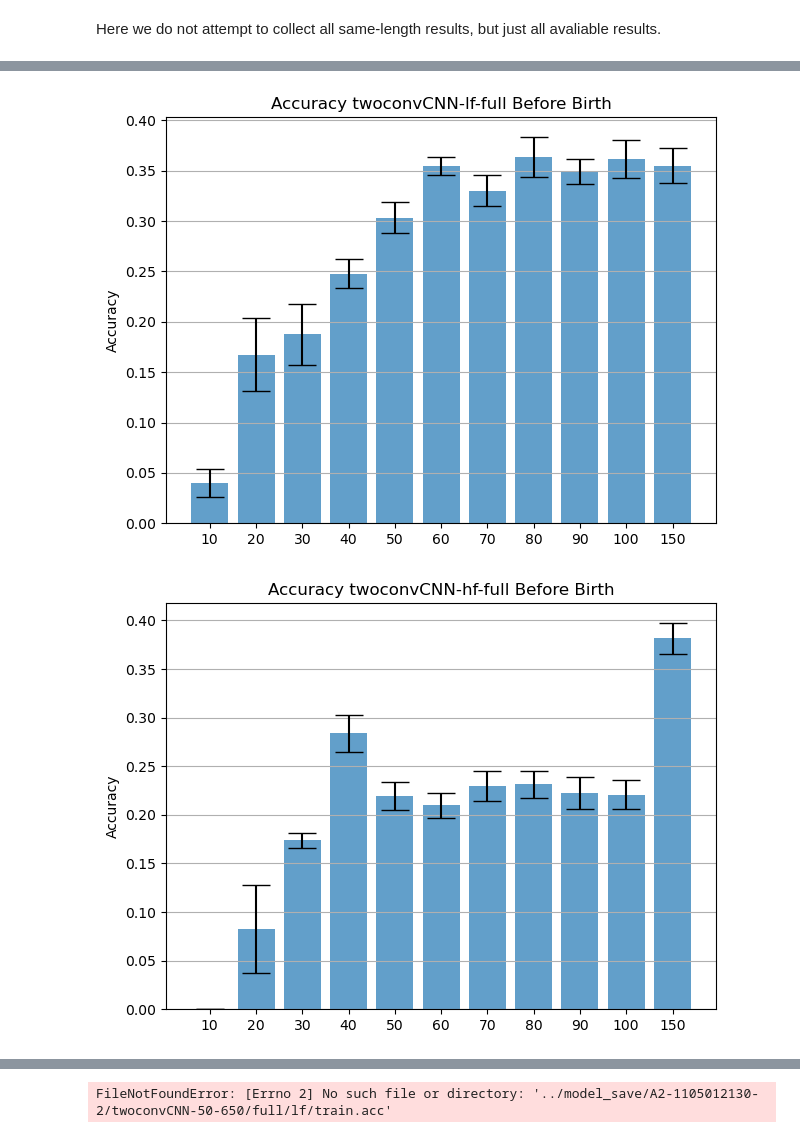
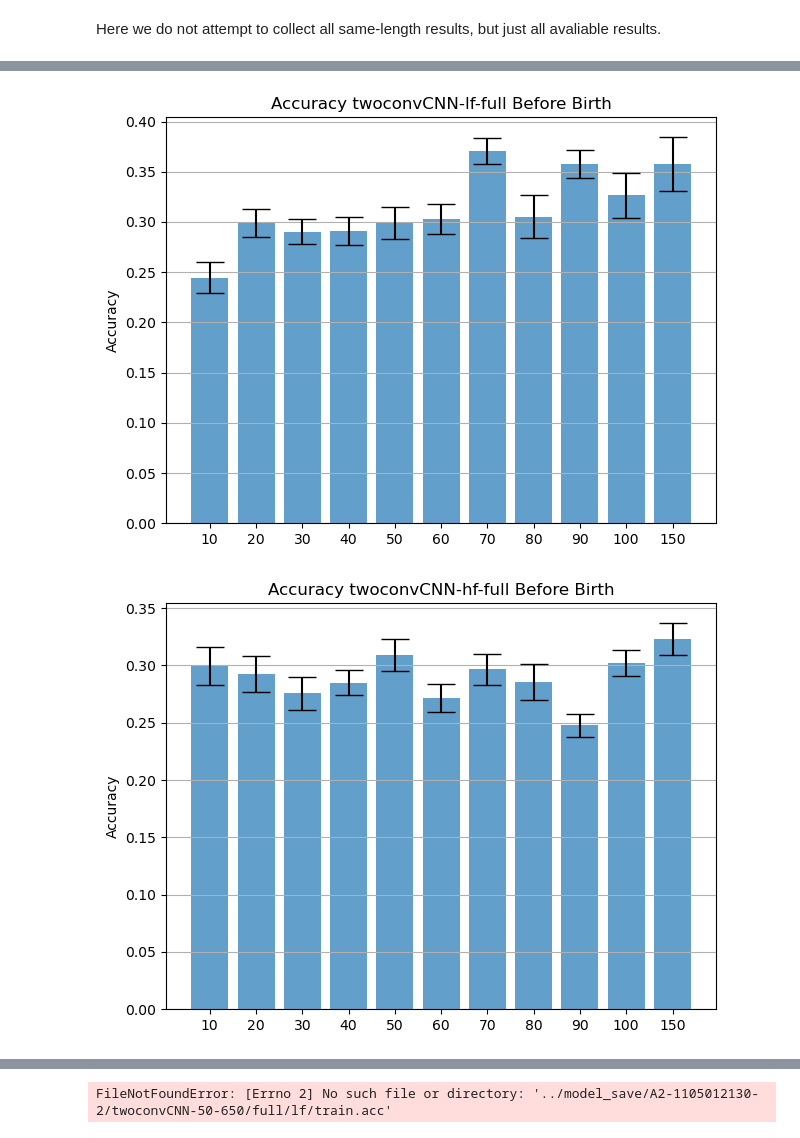
Before and after one commit to Frankalexej/proslearn_22, a Jupyter notebook: A_3_analysis.ipynb, the cells around one changed output, grey strips where cells are left out. Drawn from its saved outputs; the diff is of its cells as text; code cells hidden in the pictures.

```diff
--- a/A_3_analysis copy.ipynb
+++ b/A_3_analysis.ipynb
@@ -94,6 +96,3 @@ def draw2(reses, y_label="Accuracy", title=""):
     plt.tight_layout()
     # plt.show()
     plt.savefig(os.path.join(plot_save_place, f"{ts}-{title}.png"))
-# %%
-run_list = [1, 2, 3]
-total_epochs = 500
@@ -157,28 +123,28 @@ def do_stats(reses, res_path):
             f.write(f"FDR corrected p-value: {corrected_p_val:.5f}\n")
 # %%
 all_pre_conditions = [10, 20, 30, 40, 50, 60, 70, 80, 90, 100, 150]  # 150, 200, 250, 300, 350, 400, 450, 500
-def judge_condition(pre):
-    if pre in [50, 100, 200, 300]:
-        run_list = [1, 2, 3]
-        total_epochs = 500
-    elif pre in [10, 60, 70, 80, 90]:
-        run_list = [2, 3, 4, 5]
-        total_epochs = 300
-    else:
-        run_list = [2, 3, 4, 5]
-        total_epochs = 700
-    return run_list, total_epochs
+# def judge_condition(pre):
+#     if pre in [50, 100, 200, 300]:
+#         run_list = [1, 2, 3]
+#         total_epochs = 500
+#     elif pre in [10, 60, 70, 80, 90]:
+#         run_list = [2, 3, 4, 5]
+#         total_epochs = 300
+#     else:
+#         run_list = [2, 3, 4, 5]
+#         total_epochs = 700
+#     return run_list, total_epochs
 
 def judge_condition(pre, runtype):
     if runtype == "lf":
         # overwrite
-        run_list = [1, 2, 3, 5]
+        run_list = [1, 2, 3, 4, 5]
         total_epochs = 300
-        use_epochs = 200
+        use_epochs = 300
     elif runtype == "hf":
-        run_list = [1, 2, 3, 4]
+        run_list = [1, 2, 3, 4, 5]
         total_epochs = 300
-        use_epochs = 200
+        use_epochs = 300
     return run_list, total_epochs, use_epochs
 # %% [markdown]
 Here we do not attempt to collect all same-length results, but just all avaliable results.
@@ -233,7 +198,7 @@ total_df = pd.DataFrame(columns=["run", "preepoch_cond", "model_cond", "train_fi
 for model_type, runtype, cv in list(product(["twoconvCNN"], ["lf", "hf"], ["full"])):
     reses = {}
     for pre in all_pre_conditions:
-        run_list, total_epochs = judge_condition(pre, runtype)
+        run_list, total_epochs, use_epochs = judge_condition(pre, runtype)
 
         for run_case in run_list:
             dir = os.path.join(hyper_dir, f"{run_version}-{ts}-{run_case}", f"{model_type}-{pre}-{total_epochs-pre}")
@@ -256,29 +221,29 @@ for model_type, runtype, cv in list(product(["twoconvCNN"], ["lf", "hf"], ["full
 # %%
 total_df = pd.DataFrame(columns=["run", "preepoch_cond", "model_cond", "train_filter_cond", "valid_phone_cond", "acc_inc"])
 
 for model_type, runtype, cv in list(product(["twoconvCNN"], ["lf", "hf"], ["full"])):
     reses = {}
     for pre in all_pre_conditions:
-        run_list, total_epochs = judge_condition(pre, runtype)
+        run_list, total_epochs, use_epochs = judge_condition(pre, runtype)
 
         for run_case in run_list:
             dir = os.path.join(hyper_dir, f"{run_version}-{ts}-{run_case}", f"{model_type}-{pre}-{total_epochs-pre}")
             res = ResReader(dir, runtype=runtype, cv=cv).read()
             # val = np.mean([x - y for x, y in zip(res[1], res[2])][pre - 1])
             look_at = 2 # 1 for valid, 2 for full valid
             jump = 10
             for i in range(pre-jump, pre+1):
                 val = res[look_at][i]
                 if f"{pre}" in reses.keys():
                     reses[f"{pre}"].append(val)
                 else:
                     reses[f"{pre}"] = [val]
     draw_title = f"Accuracy {model_type}-{runtype}-{cv} Before Birth"
     draw(reses, "Accuracy", draw_title)
     do_stats(reses, os.path.join(plot_save_place, f"{ts}-{draw_title}.txt"))
 # %% [output]
-[figure, old version]
+[figure, new version]
-[figure, old version]
+[figure, new version]
 # %%
 total_df = pd.DataFrame(columns=["run", "preepoch_cond", "model_cond", "train_filter_cond", "valid_phone_cond", "acc_inc"])
 
```
Also changed, not shown: parts of 7 cells of this notebook, 5 other files.
